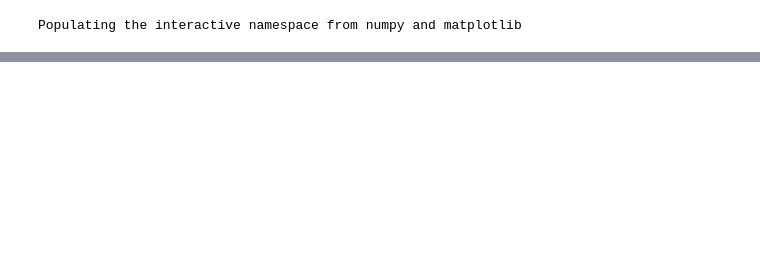
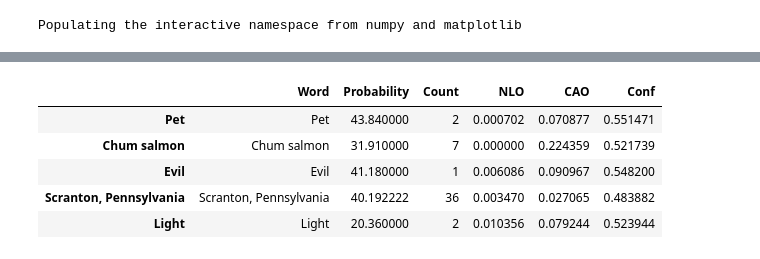
Before and after one commit to c-martinez/BeyondTheBook, a Jupyter notebook: Wikipedia miner interface.ipynb, the cells around one changed output, grey strips where cells are left out. Cells and saved outputs as stored; diff of their text form; code cells hidden in the pictures; blank space fills up the shorter version.

```diff
--- a/Wikipedia miner interface.ipynb
+++ b/Wikipedia miner interface.ipynb
@@ -358,0 +379,15 @@ Intuition (knowledge)           -0
+# %%
+data = pd.DataFrame()
+for dataFile in glob.glob('../wikipedia-miner-1.2.0/data/books/pyAnnotations/pg13250_ch*_paragraph.txt'):
+    print 'Processing ' + dataFile + '...'
+    dataTmp = pd.read_csv(dataFile,names = ['Word','Probability'], quotechar='"')
+    dataTmp['Probability'] = dataTmp['Probability'].apply(lambda x: np.double(x.replace('%', '')))
+
+    data = data.append(dataTmp)
+
+byWord = data.groupby('Word')
+words = data['Word'].unique()
+data2 = pd.DataFrame(words, index=words, columns=['Word'])
+data2['Probability'] = byWord.mean()
+data2['Count'] = byWord.size()
+data2[:10]
@@ -358,0 +413,17 @@ Intuition (knowledge)           -0
+# %%
+data2['TEMP'] = data2['Word'].apply(lambda x: wikiCountryInterest(x))
+data2['NLO'] = data2['TEMP'].apply(lambda x: x[0])
+data2['CAO'] = data2['TEMP'].apply(lambda x: x[1])
+data2['Conf'] = data2['TEMP'].apply(lambda x: x[2])
+del data2['TEMP']
+
+data2.to_pickle('data2_scranton.pkl')
+# %%
+data2[:5]
+# %% [output]
+|  | Word | Probability | Count | NLO | CAO | Conf |
+| Pet | Pet | 43.840000 | 2 | 0.000702 | 0.070877 | 0.551471 |
+| Chum salmon | Chum salmon | 31.910000 | 7 | 0.000000 | 0.224359 | 0.521739 |
+| Evil | Evil | 41.180000 | 1 | 0.006086 | 0.090967 | 0.548200 |
+| Scranton, Pennsylvania | Scranton, Pennsylvania | 40.192222 | 36 | 0.003470 | 0.027065 | 0.483882 |
+| Light | Light | 20.360000 | 2 | 0.010356 | 0.079244 | 0.523944 |
```
Also changed, not shown: parts of 21 cells of this notebook, 2 other files.
